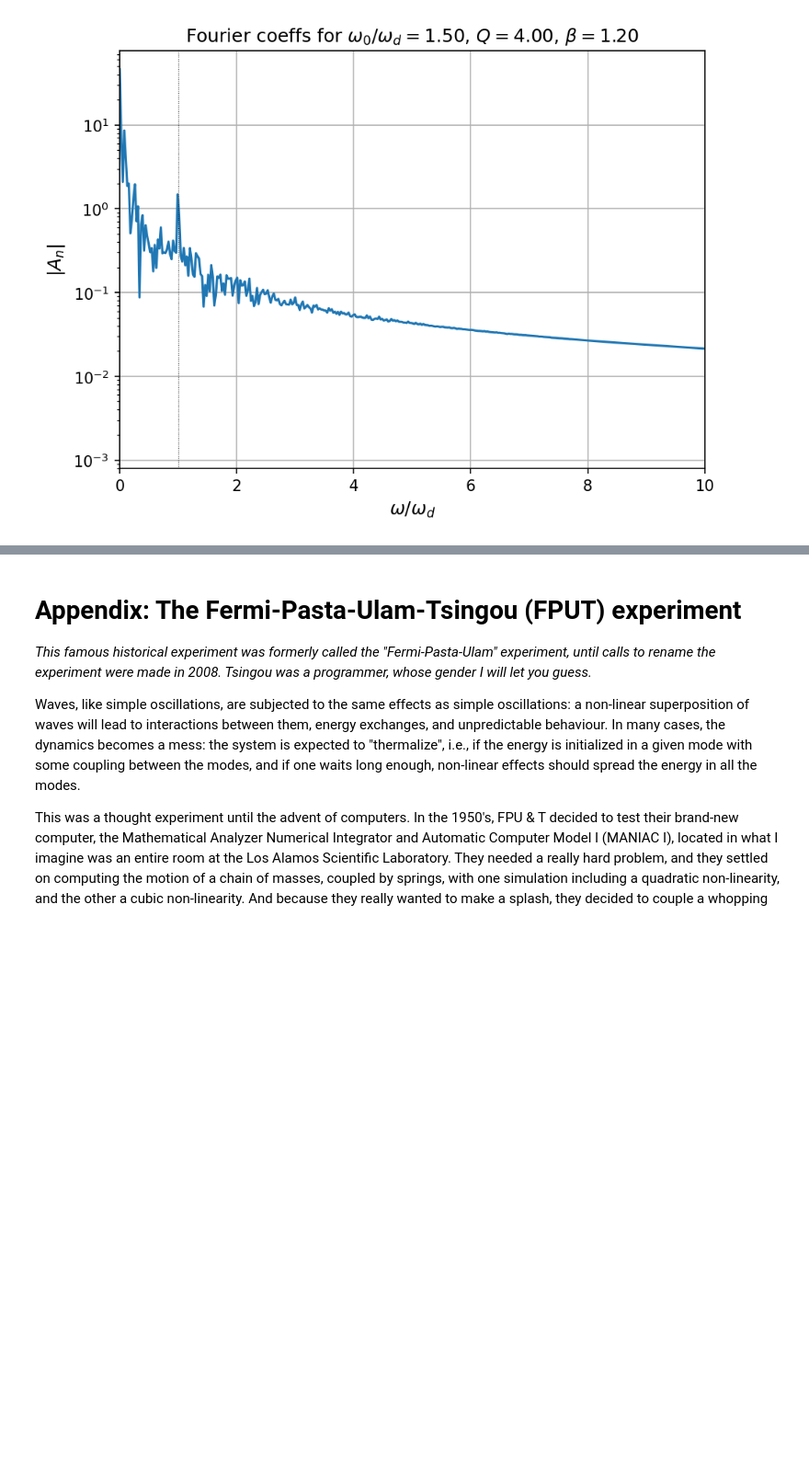
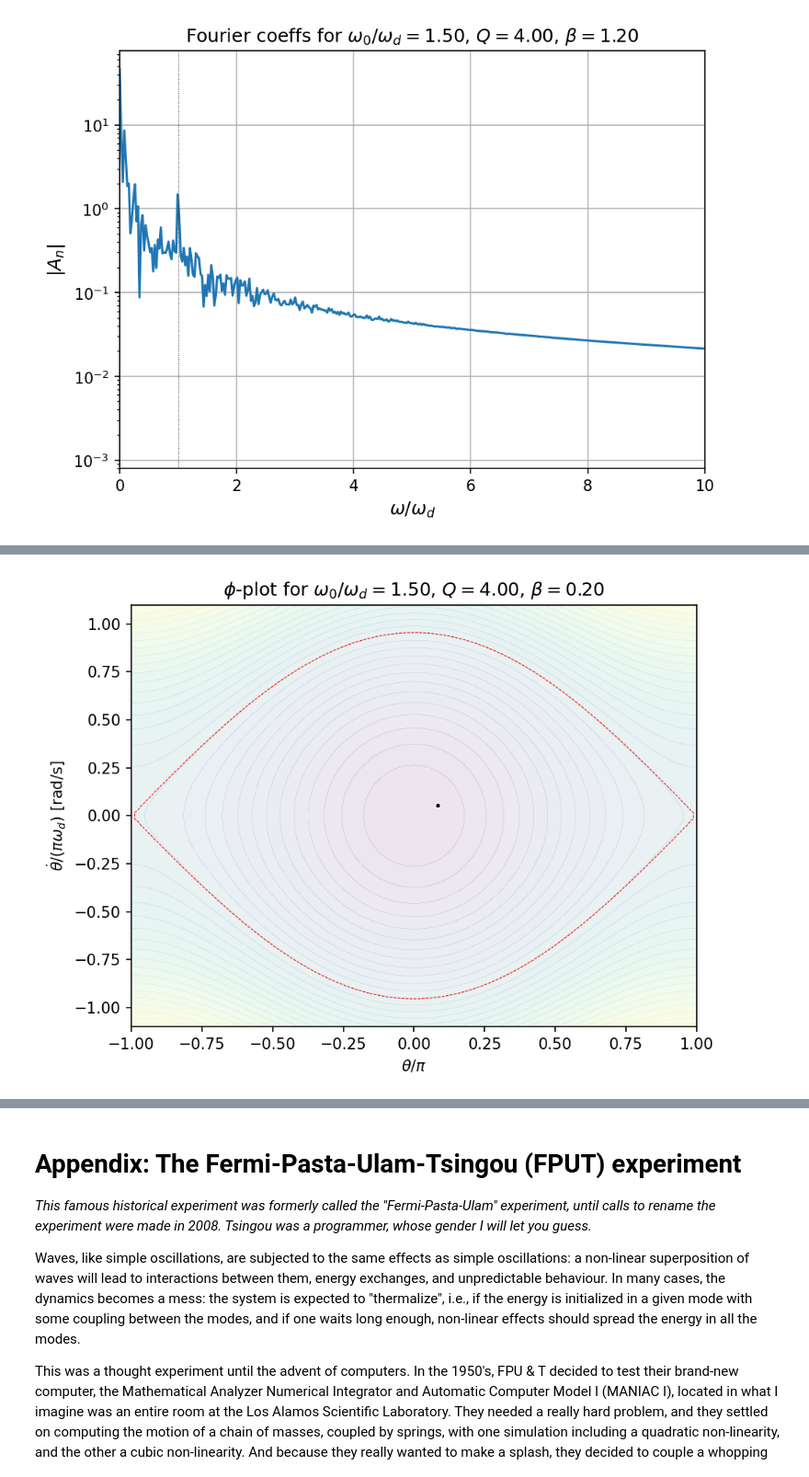
Before and after one commit to ngrisouard/254-lectures-2023S, a Jupyter notebook: L10-NonLinearOscillations/L10-NonLin-oscillations.ipynb, the cells around one changed output, grey strips where cells are left out. Shown at 92% size. Drawn from its saved outputs; the diff is of its cells as text; code cells hidden in the pictures; blank space fills up the shorter version.

```diff
--- a/L10-NonLinearOscillations/L10-NonLin-oscillations.ipynb
+++ b/L10-NonLinearOscillations/L10-NonLin-oscillations.ipynb
@@ -740,0 +769,26 @@ We now have a system of three 1st order equations for $x_1, x_2, x_3$ and there
+# %%
+def Poincare_section(n_cyc, n_per_Td, it_min, th, dth, t, wd, w0, g, b, ftsz):
+    """ draw Poincare section; ncyc is how many forcing cycles we computed,
+    n_per_Td is how many iterations per driving cycle, it_min is where we start
+    (to skip transient), th is theta, dth is dtheta/dt
+    """
+
+    # We select which points we need
+    # the time array: start at it_min, skip every n_per_cyc
+    PC_t = t[it_min::n_per_Td]*2*pi/wd
+    Pc_th = th[it_min::n_per_Td]  # theta sub-array
+    PC_dth = dth[it_min::n_per_Td]  # dtheta/dt sub-array
+
+    Pc_th_wrapped = wrap_theta(Pc_th)
+    plot_phase_ddp(Pc_th_wrapped, PC_dth, wd, w0, b, g, PC_t, ftsz, nconts=32)
+    return
+# %%
+beta = 0.2
+# %%
+# For pdf export
+theta, dottheta = generate_time_series(
+    theta0, dottheta0, omegad, omega0, beta, gamma, time)
+Poincare_section(num_cycles, ntTd, 4*ntTd, theta, dottheta,
+                 time, omegad, omega0, gamma, beta, ftsz)
+# %% [output]
+[figure, added]
```
Also changed, not shown: parts of 60 cells of this notebook, 1 other file.
